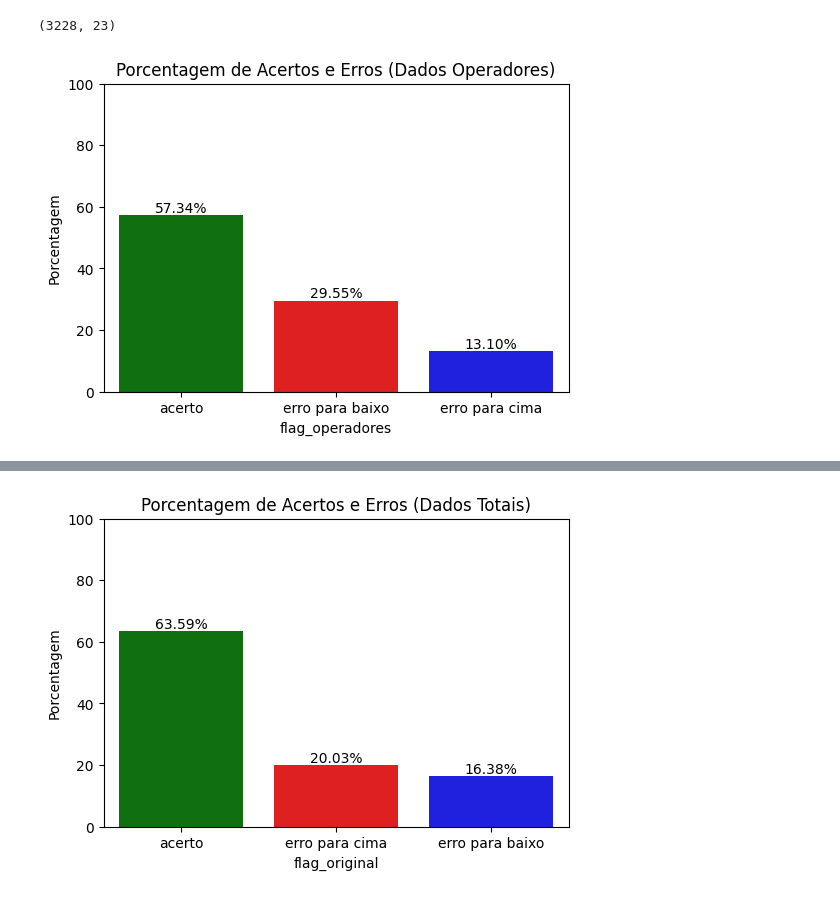
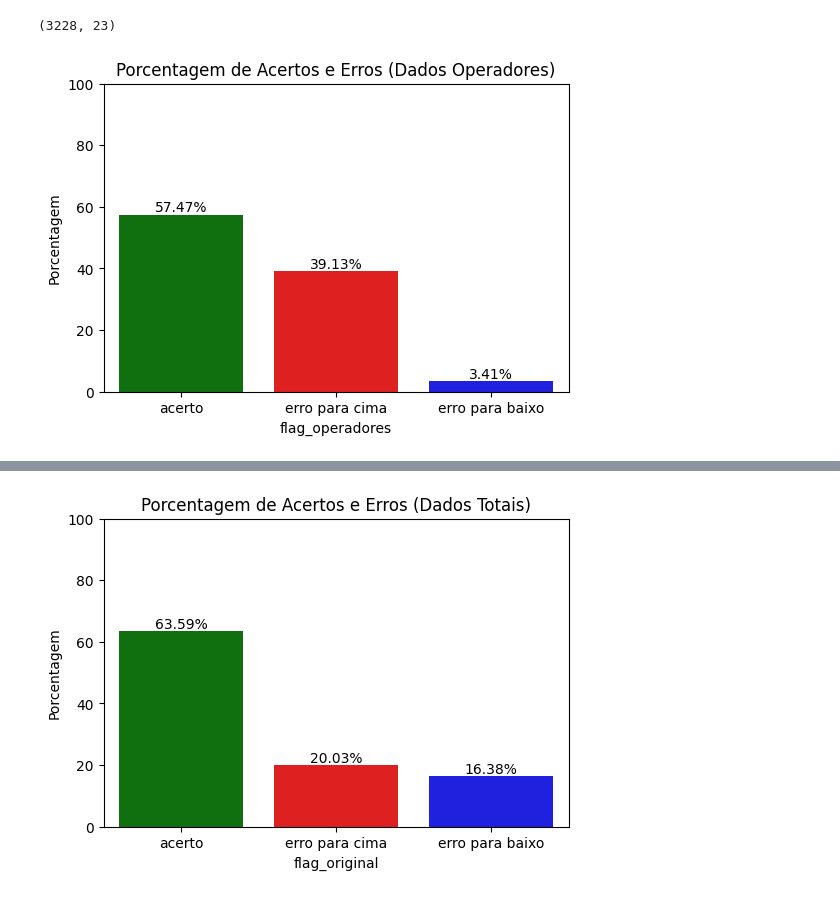
Before and after one commit to AlexiaOberdiek/Projeto-Evcomx, a Jupyter notebook: NotebookOrganizado.ipynb, the cells around one changed output, grey strips where cells are left out. Cells and saved outputs as stored; diff of their text form; code cells hidden in the pictures.

```diff
--- a/NotebookOrganizado.ipynb
+++ b/NotebookOrganizado.ipynb
@@ -398,4 +398,13 @@ def check_temperature_range(row):
         return 'erro para baixo'
     else:
         return 'erro para cima'
+def check_temperature_original(row):
+    temp_mediareal = row['temperaturamediareal']
+    temperatura_objetivada = row['temperaturaobjetivada']
+    if (temp_mediareal >= temperatura_objetivada - 5) and (temp_mediareal <= temperatura_objetivada + 10):
+        return 'acerto'
+    elif temp_mediareal < (temperatura_objetivada - 5):
+        return 'erro para baixo'
+    else:
+        return 'erro para cima'
 # %% [markdown]
@@ -438,17 +447,17 @@ df_operadores.shape
 # %% [output]
 (3228, 23)
 # %%
-df_operadores['flag_operadores'] = df_operadores.apply(check_temperature_range, axis=1)
+df_operadores['flag_operadores'] = df_operadores.apply(check_temperature_original, axis=1)
 flag_counts_operadores = df_operadores['flag_operadores'].value_counts(normalize=True) * 100
 plt.figure(figsize=(6, 4))
 ax = sns.barplot(x=flag_counts_operadores.index, y=flag_counts_operadores.values, palette=['green', 'red','blue'], hue=flag_counts_operadores.index, legend=False)
 for p in ax.patches:
     ax.annotate(f'{p.get_height():.2f}%', (p.get_x() + p.get_width() / 2., p.get_height()),
                 ha='center', va='center', xytext=(0, 5), textcoords='offset points')
 
 plt.ylabel('Porcentagem')
 plt.title('Porcentagem de Acertos e Erros (Dados Operadores)')
 plt.ylim(0, 100)
 plt.show()
 # %% [output]
-[figure, old version]
+[figure, new version]
```
Also changed, not shown: parts of 10 cells of this notebook, 1 other file.
